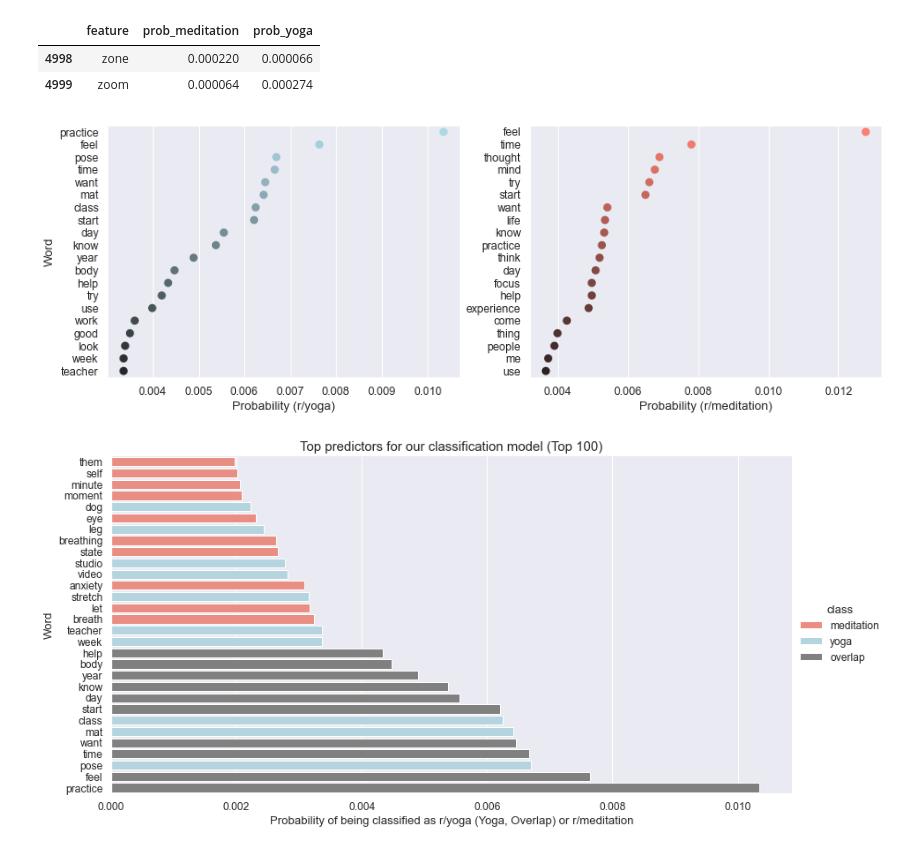
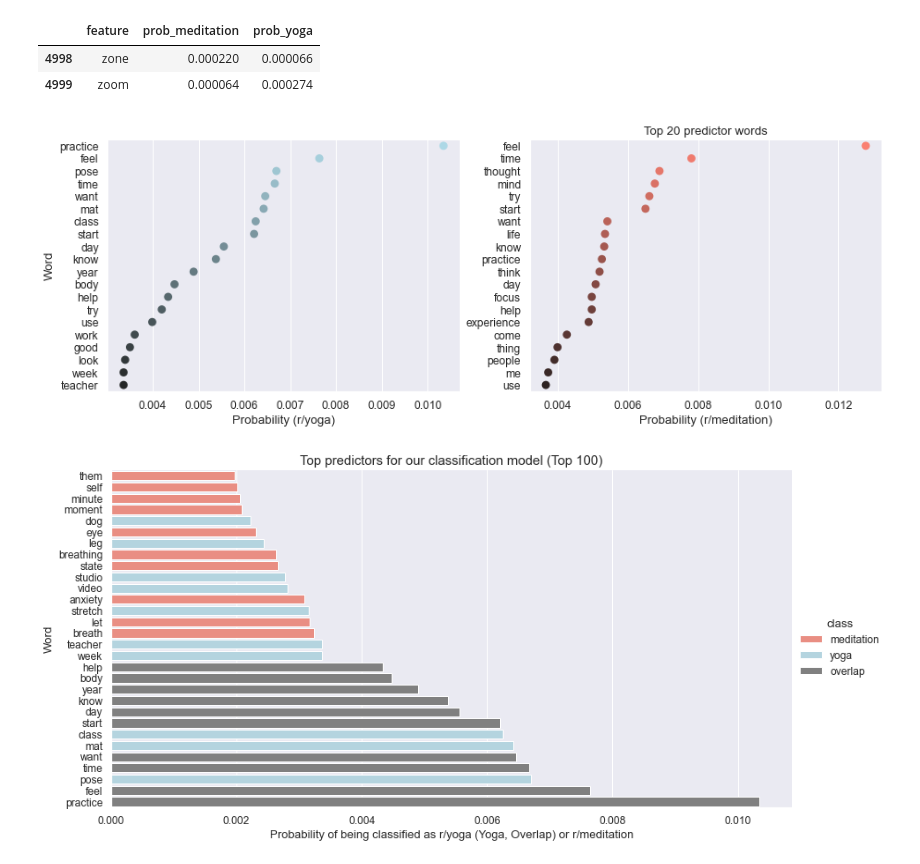
Before and after one commit to deltajuliette/GA-DSI_project3, a Jupyter notebook: code/project 3_modelling.ipynb, the cells around one changed output. Cells and saved outputs as stored; diff of their text form; code cells hidden in the pictures.

```diff
--- a/code/project 3_modelling.ipynb
+++ b/code/project 3_modelling.ipynb
@@ -997,24 +999,25 @@ nb_cvec_feat.tail(2)
 top_words_meditation = nb_cvec_feat.sort_values(by=['prob_meditation'], ascending=False).head(100)
 top_words_yoga = nb_cvec_feat.sort_values(by=['prob_yoga'], ascending=False)[['feature', 'prob_yoga']].head(100)
 # %%
-# Let's chart the top 10 words that offer the highest probabilities of a particular post belonging to r/yoga
+# Let's chart the top 20 words that offer the highest probabilities of a particular post belonging to r/yoga
 sns.set_style(style="darkgrid")
 fig, axs = plt.subplots(1, 2)
 fig.set_size_inches(15, 5)
 
 g1 = sns.pointplot(data=top_words_yoga.head(20), ax=axs[0],
             y='feature', x='prob_yoga', palette='dark:lightblue_r')
 
 g2 = sns.pointplot(data=top_words_meditation.head(20), ax=axs[1],
             y='feature', x='prob_meditation', palette='dark:salmon_r')
 
 g1.set_ylabel("Word")
 g2.set_ylabel("")
 g1.set_xlabel("Probability (r/yoga)")
 g2.set_xlabel("Probability (r/meditation)")
+plt.title("Top 20 predictor words")
 plt.show()
 # %% [output]
-[figure, old version]
+[figure, new version]
 # %%
 # Focusing on the top predictor words unique to yoga
 unique_list_yoga = []
```
Also changed, not shown: parts of 23 cells of this notebook, 4 other files.
